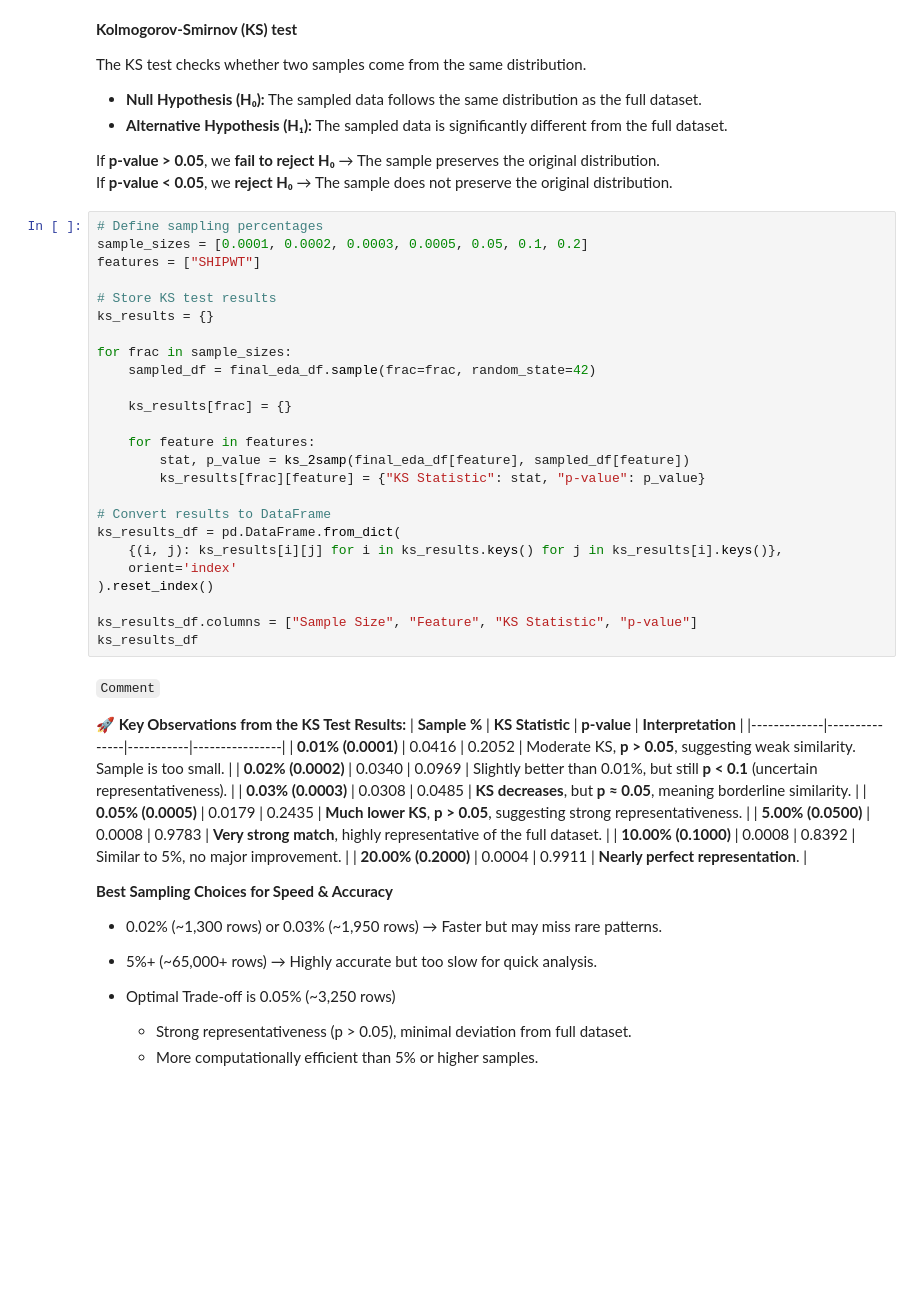
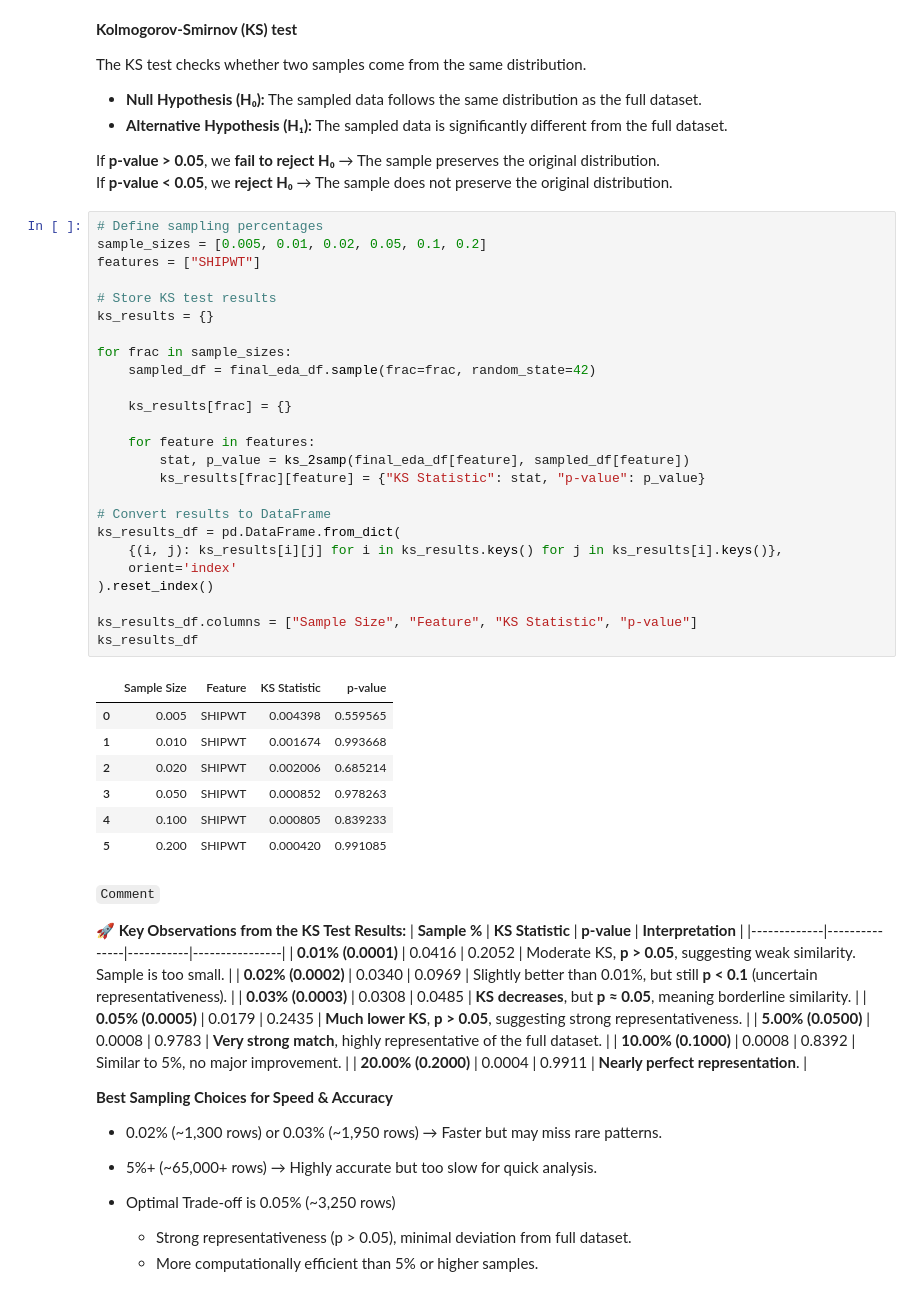
Before and after one commit to Nfayem/trans_border_freight_data_analysis, a Jupyter notebook: notebooks/trans_border_freight_data_analysis.ipynb, the cells around one changed output. Drawn from its saved outputs; the diff is of its cells as text; blank space fills up the shorter version.

```diff
--- a/notebooks/trans_border_freight_data_analysis.ipynb
+++ b/notebooks/trans_border_freight_data_analysis.ipynb
@@ -2729,29 +2809,37 @@ If **p-value > 0.05**, we **fail to reject H₀** → The sample preserves the o
 If **p-value < 0.05**, we **reject H₀** → The sample does not preserve the original distribution.
 # %%
 # Define sampling percentages
-sample_sizes = [0.0001, 0.0002, 0.0003, 0.0005, 0.05, 0.1, 0.2]
+sample_sizes = [0.005, 0.01, 0.02, 0.05, 0.1, 0.2]
 features = ["SHIPWT"]
 
 # Store KS test results
 ks_results = {}
 
 for frac in sample_sizes:
     sampled_df = final_eda_df.sample(frac=frac, random_state=42)
 
     ks_results[frac] = {}
 
     for feature in features:
         stat, p_value = ks_2samp(final_eda_df[feature], sampled_df[feature])
         ks_results[frac][feature] = {"KS Statistic": stat, "p-value": p_value}
 
 # Convert results to DataFrame
 ks_results_df = pd.DataFrame.from_dict(
     {(i, j): ks_results[i][j] for i in ks_results.keys() for j in ks_results[i].keys()},
     orient='index'
 ).reset_index()
 
 ks_results_df.columns = ["Sample Size", "Feature", "KS Statistic", "p-value"]
 ks_results_df
+# %% [output]
+|  | Sample Size | Feature | KS Statistic | p-value |
+| 0 | 0.005 | SHIPWT | 0.004398 | 0.559565 |
+| 1 | 0.010 | SHIPWT | 0.001674 | 0.993668 |
+| 2 | 0.020 | SHIPWT | 0.002006 | 0.685214 |
+| 3 | 0.050 | SHIPWT | 0.000852 | 0.978263 |
+| 4 | 0.100 | SHIPWT | 0.000805 | 0.839233 |
+| 5 | 0.200 | SHIPWT | 0.000420 | 0.991085 |
 # %% [markdown]
 `Comment`
 
```
Also changed, not shown: parts of 10 cells of this notebook, 3 other files.
